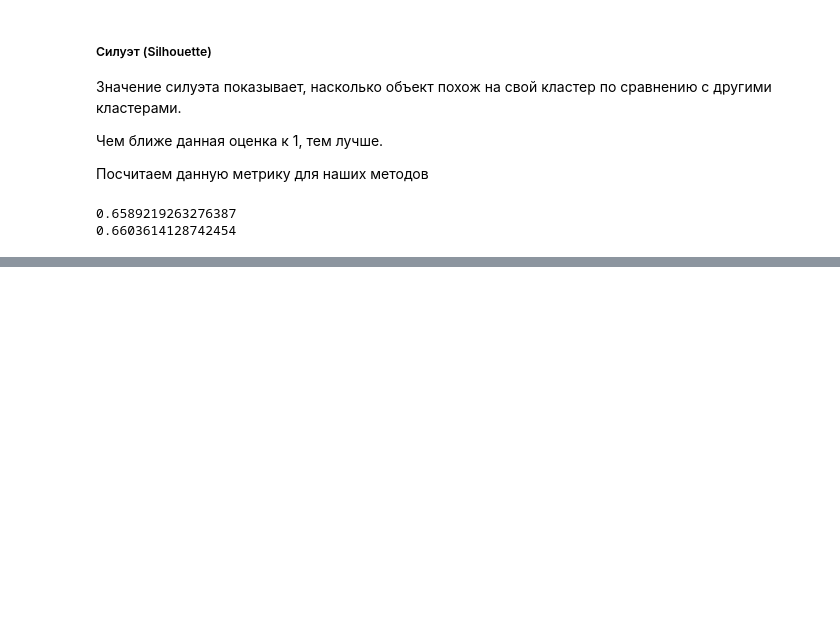
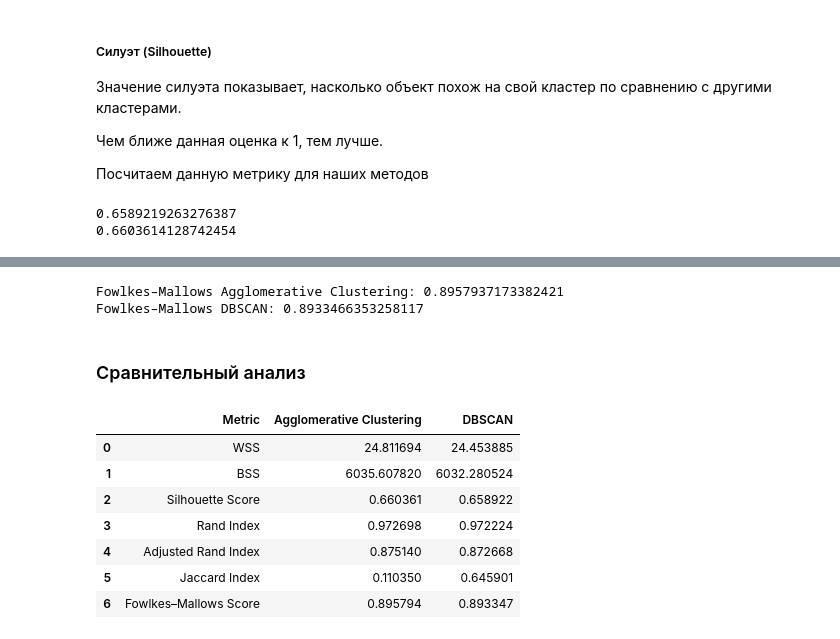
Before and after one commit to ladnodanil/ml1, a Jupyter notebook: laba4.ipynb, the cells around one changed output, grey strips where cells are left out. Cells and saved outputs as stored; diff of their text form; code cells hidden in the pictures; blank space fills up the shorter version.

```diff
--- a/laba4.ipynb
+++ b/laba4.ipynb
@@ -411,0 +457,9 @@ array([[14341558,   450254],
+# %%
+from sklearn.metrics import jaccard_score
+
+jaccard_rand_ac = jaccard_score(y_true, y_ac, average='macro')
+
+jaccard_rand_dbscan = jaccard_score(y_true, y_dbscan, average='macro')
+
+print("jaccard Agglomerative Clustering:", jaccard_rand_ac)
+print("jaccard DBSCAN:", jaccard_rand_dbscan)
@@ -411,0 +477,56 @@ array([[14341558,   450254],
+# %%
+from sklearn.metrics import fowlkes_mallows_score
+
+fm_ac = fowlkes_mallows_score(y_true, y_ac)
+fm_dbscan = fowlkes_mallows_score(y_true, y_dbscan)
+
+print("Fowlkes–Mallows Agglomerative Clustering:", fm_ac)
+print("Fowlkes–Mallows DBSCAN:", fm_dbscan)
+# %% [output]
+Fowlkes–Mallows Agglomerative Clustering: 0.8957937173382421
+Fowlkes–Mallows DBSCAN: 0.8933466353258117
+# %% [markdown]
+### Сравнительный анализ
+# %%
+metrics = {
+    "Metric": [
+        "WSS",
+        "BSS",
+        "Silhouette Score",
+        "Rand Index",
+        "Adjusted Rand Index",
+        "Jaccard Index",
+        "Fowlkes–Mallows Score"
+    ],
+    "Agglomerative Clustering": [
+        wss_ac,
+        bss_ac,
+        ac_silhouette_score,
+        rand_ac,
+        adjusted_rand_ac,
+        jaccard_rand_ac,
+        fm_ac
+    ],
+    "DBSCAN": [
+        wss_dbscan,
+        bss_dbscan,
+        dbscan_silhouette_score,
+        rand_dbscan,
+        adjusted_rand_dbscan,
+        jaccard_rand_dbscan,
+        fm_dbscan
+    ]
+}
+
+metrics_df = pd.DataFrame(metrics)
+
+metrics_df
+# %% [output]
+|  | Metric | Agglomerative Clustering | DBSCAN |
+| 0 | WSS | 24.811694 | 24.453885 |
+| 1 | BSS | 6035.607820 | 6032.280524 |
+| 2 | Silhouette Score | 0.660361 | 0.658922 |
+| 3 | Rand Index | 0.972698 | 0.972224 |
+| 4 | Adjusted Rand Index | 0.875140 | 0.872668 |
+| 5 | Jaccard Index | 0.110350 | 0.645901 |
+| 6 | Fowlkes–Mallows Score | 0.895794 | 0.893347 |
```
Also changed, not shown: parts of 15 cells of this notebook.
